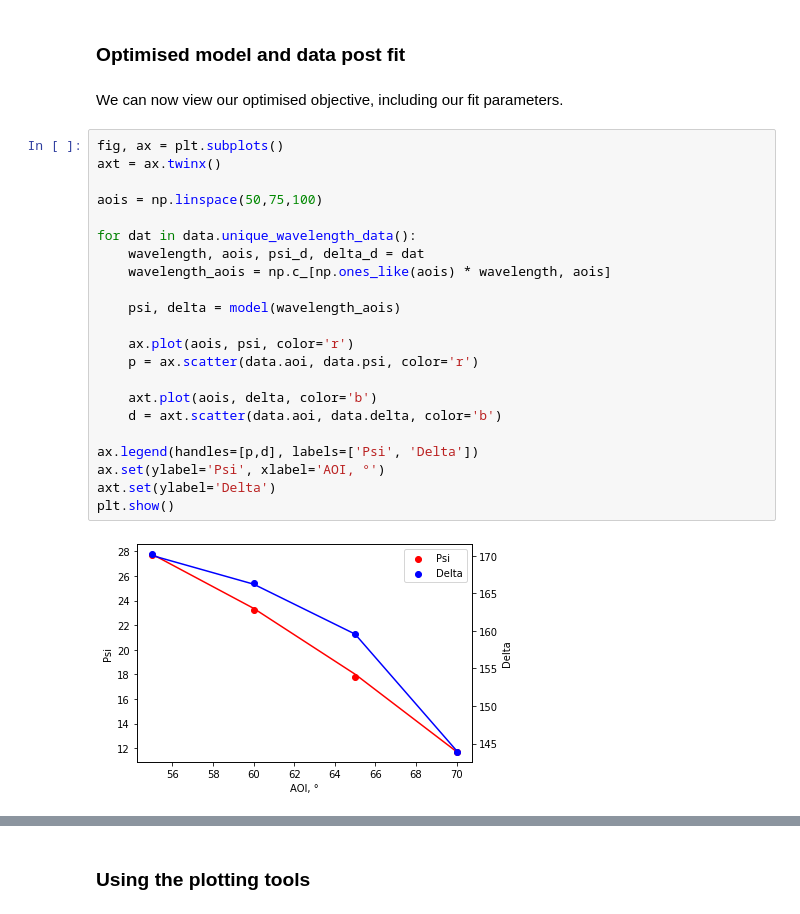
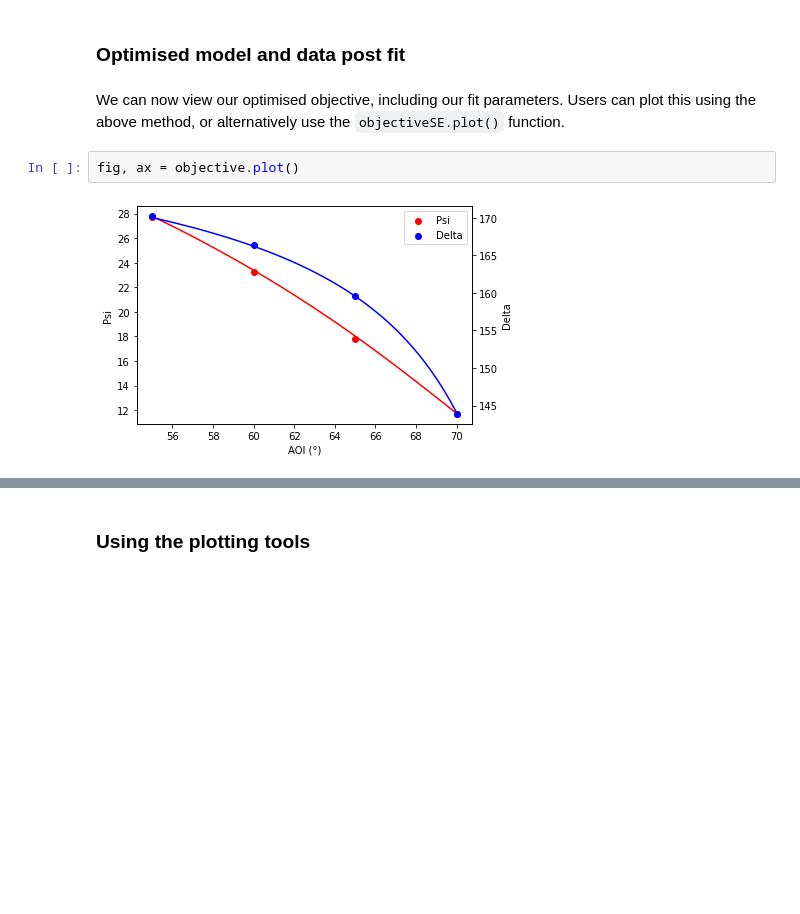
Before and after one commit to refnx/refellips, a Jupyter notebook: docs/getting_started.ipynb, the cells around one changed output, grey strips where cells are left out. Saved outputs shown, nothing was run; the diff lists cells and outputs as text; blank space fills up the shorter version.

Commit message:
ENH: Update to docs for new functions

```diff
--- a/docs/getting_started.ipynb
+++ b/docs/getting_started.ipynb
@@ -125,31 +133,11 @@ fitter.fit(method='least_squares');
 # %% [markdown]
 ### Optimised model and data post fit
 # %% [markdown]
-We can now view our optimised objective, including our fit parameters.
+We can now view our optimised objective, including our fit parameters. Users can plot this using the above method, or alternatively use the `objectiveSE.plot()` function.
-# %%
-fig, ax = plt.subplots()
-axt = ax.twinx()
-
-aois = np.linspace(50,75,100)
-
-for dat in data.unique_wavelength_data():
-    wavelength, aois, psi_d, delta_d = dat
-    wavelength_aois = np.c_[np.ones_like(aois) * wavelength, aois]
-
-    psi, delta = model(wavelength_aois)
-
-    ax.plot(aois, psi, color='r')
-    p = ax.scatter(data.aoi, data.psi, color='r')
-
-    axt.plot(aois, delta, color='b')
-    d = axt.scatter(data.aoi, data.delta, color='b')
-
-ax.legend(handles=[p,d], labels=['Psi', 'Delta'])
-ax.set(ylabel='Psi', xlabel='AOI, °')
-axt.set(ylabel='Delta')
-plt.show()
-# %% [output]
-[figure, removed]
+# %%
+fig, ax = objective.plot()
+# %% [output]
+[figure, added]
 # %%
 for i, x in enumerate(objective.model.parameters):
     print(x)
```
Also changed, not shown: parts of 11 cells of this notebook.
